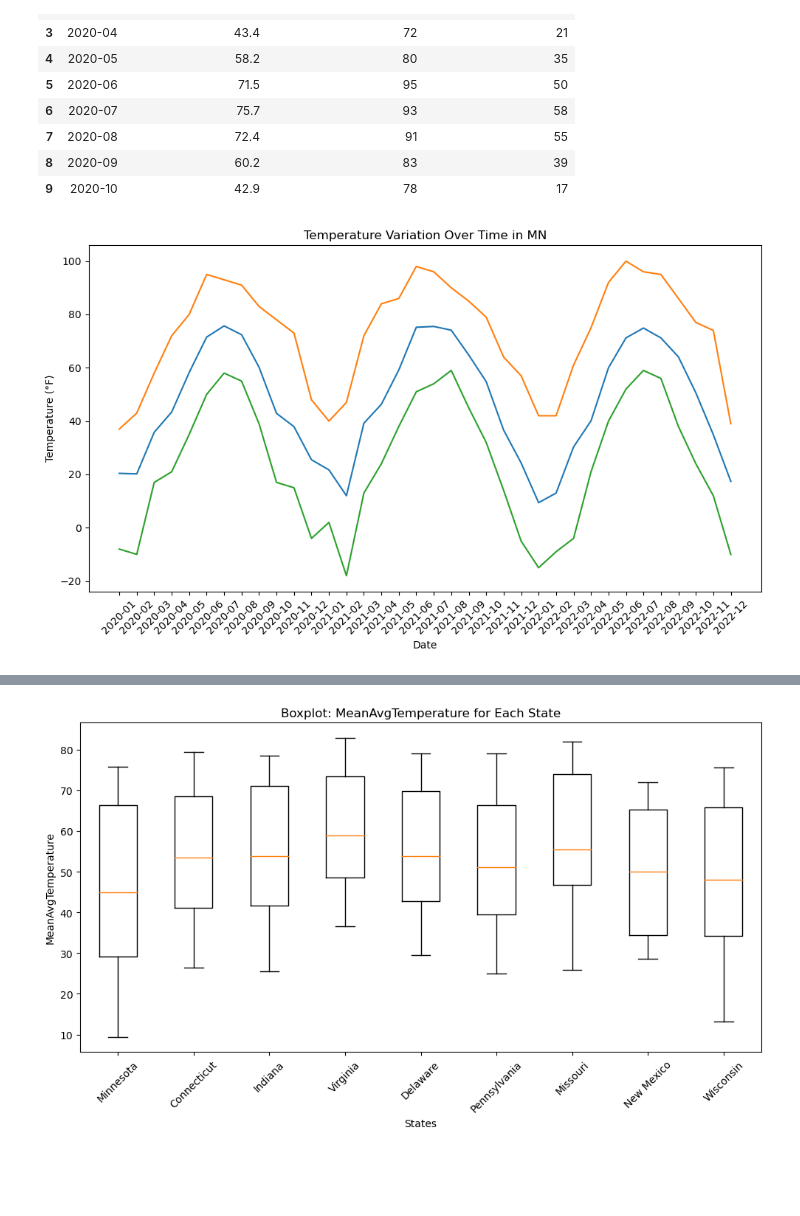
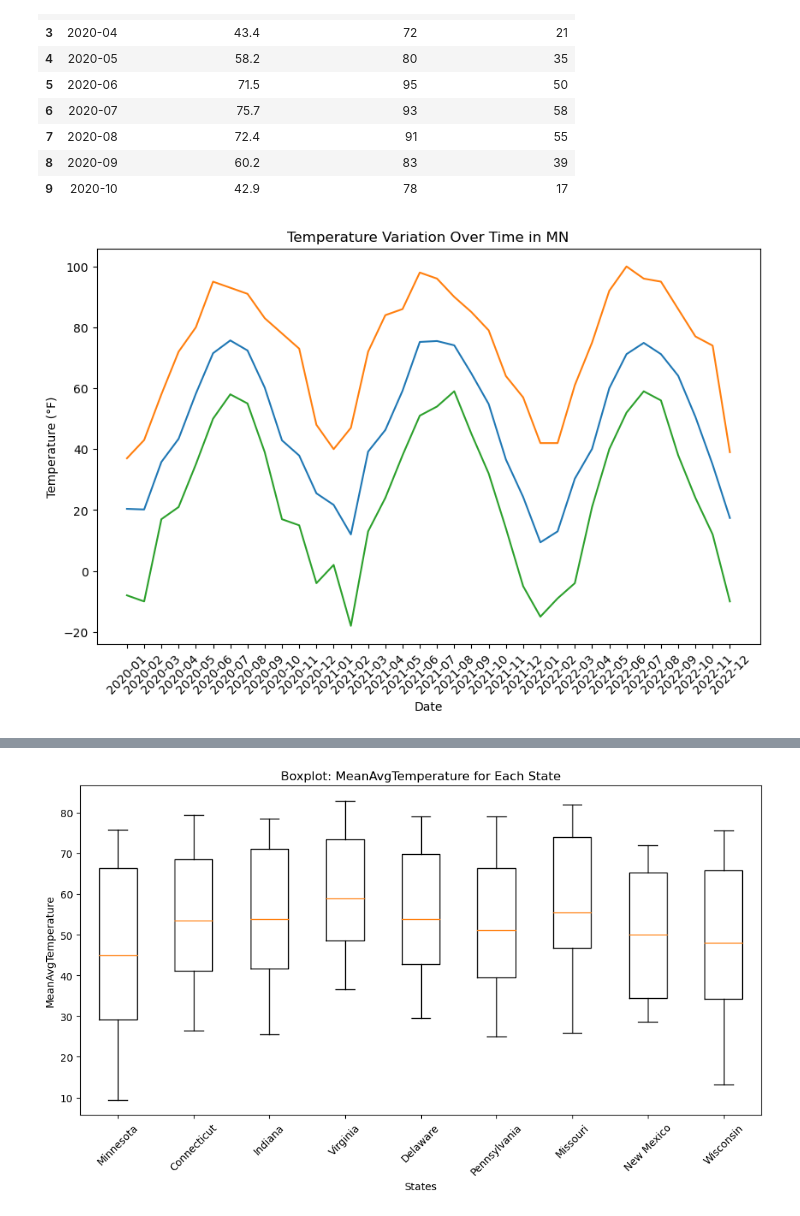
Before and after one commit to leon332157/348FinalProj, a Jupyter notebook: phuong.ipynb, the cells around one changed output, grey strips where cells are left out. Saved outputs shown, nothing was run; the diff lists cells and outputs as text; code cells hidden in the pictures; blank space fills up the shorter version.

```diff
--- a/phuong.ipynb
+++ b/phuong.ipynb
@@ -86,28 +87,16 @@ MO_df = pd.read_csv("MO_temp.csv")
 NM_df = pd.read_csv("NM_temp.csv")
 WI_df = pd.read_csv("WI_temp.csv")
 # %%
-#try to make linegraph for a state
+#try to make linegraph for Minnesota's temperature over 36 months
+
 plt.figure(figsize=(10, 6))
-
-# Plotting MeanAvgTemperature
 plt.plot(MN_df['Date'], MN_df['MeanAvgTemperature'], label='Mean Avg Temperature')
-
-# # Plotting HighestMaxTemperature
 plt.plot(MN_df['Date'], MN_df['HighestMaxTemperature'], label='Highest Max Temperature')
-
-# # Plotting LowestMinTemperature
 plt.plot(MN_df['Date'], MN_df['LowestMinTemperature'], label='Lowest Min Temperature')
-
-# Adding labels and title
 plt.xlabel('Date')
 plt.ylabel('Temperature (°F)')
 plt.title('Temperature Variation Over Time in MN')
-
-# Rotating x-axis labels for better visualization
 plt.xticks(rotation=45)
-
-# Show plot
-plt.tight_layout()
 plt.show()
 # %% [output]
-[figure, old version]
+[figure, new version]
```
Also changed, not shown: parts of 18 cells of this notebook, 2 other files.
